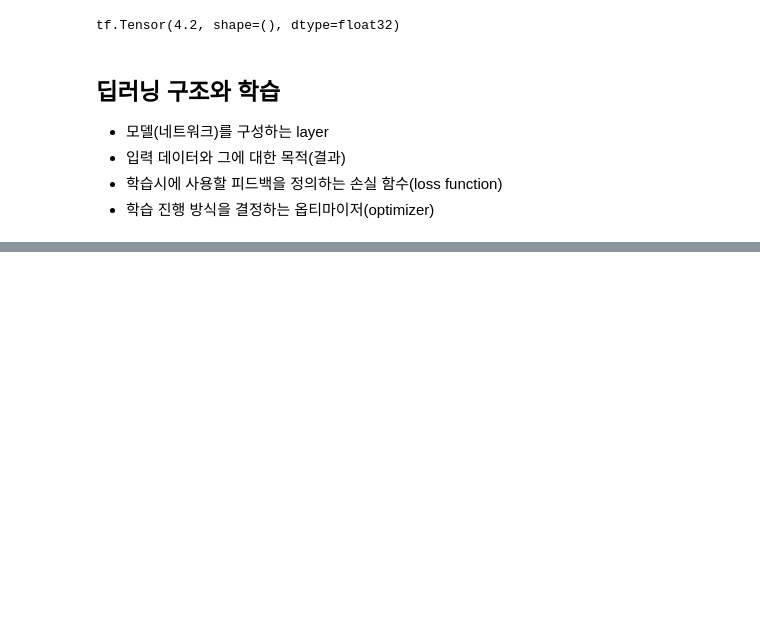
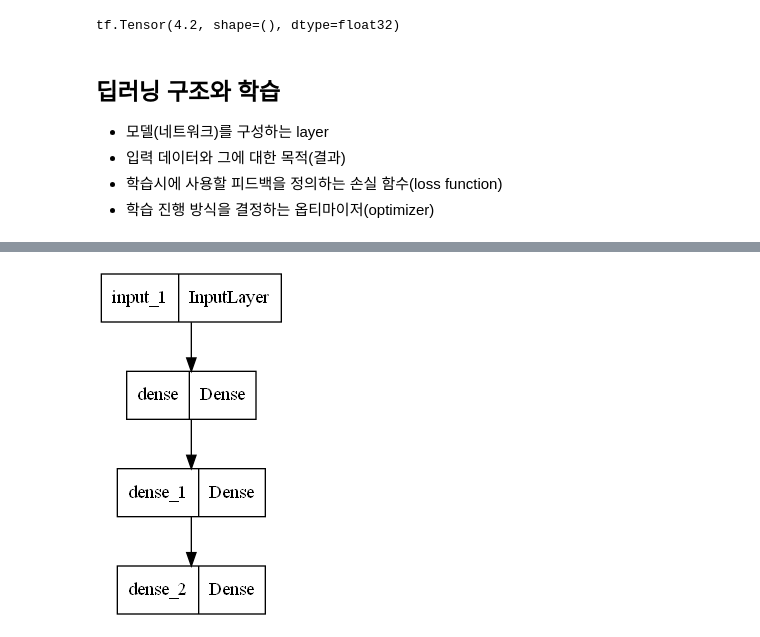
Before and after one commit to jc3wrld999/ML-100Days, a Jupyter notebook: tensorflow.ipynb, the cells around one changed output, grey strips where cells are left out. Saved outputs shown, nothing was run; the diff lists cells and outputs as text; code cells hidden in the pictures; blank space fills up the shorter version.

```diff
--- a/tensorflow.ipynb
+++ b/tensorflow.ipynb
@@ -178,0 +264,7 @@ tf.Tensor(4.2, shape=(), dtype=float32)
+# %%
+model = Sequential()
+model.add(Input(shape=(28, 28)))
+model.add(Dense(300, activation='relu'))
+model.add(Dense(100, activation='relu'))
+model.add(Dense(10, activation='softmax'))
+model.summary()
@@ -178,0 +287,4 @@ tf.Tensor(4.2, shape=(), dtype=float32)
+# %%
+plot_model(model)
+# %% [output]
+[figure, added]
```
Also changed, not shown: parts of 30 cells of this notebook, 1 other file.
